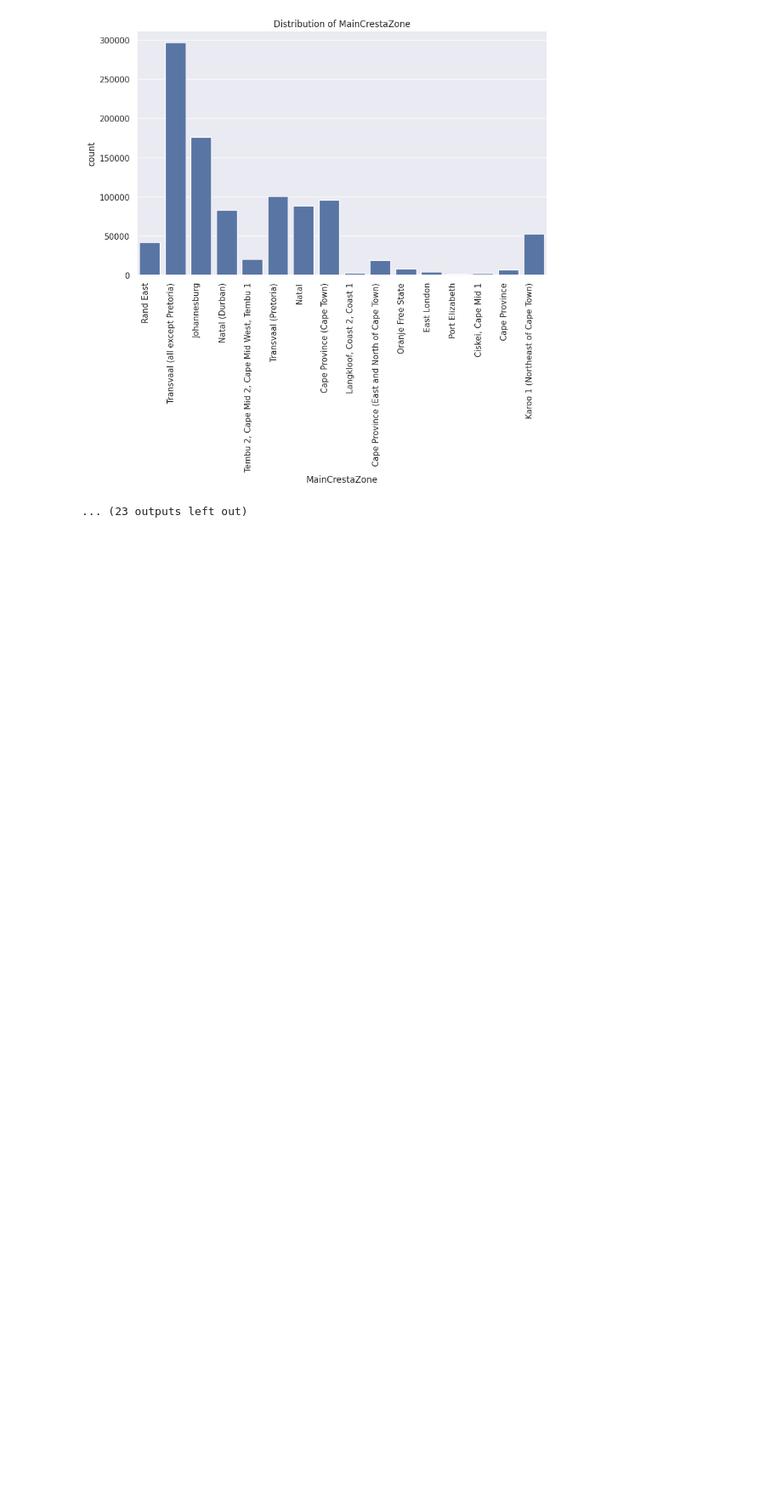
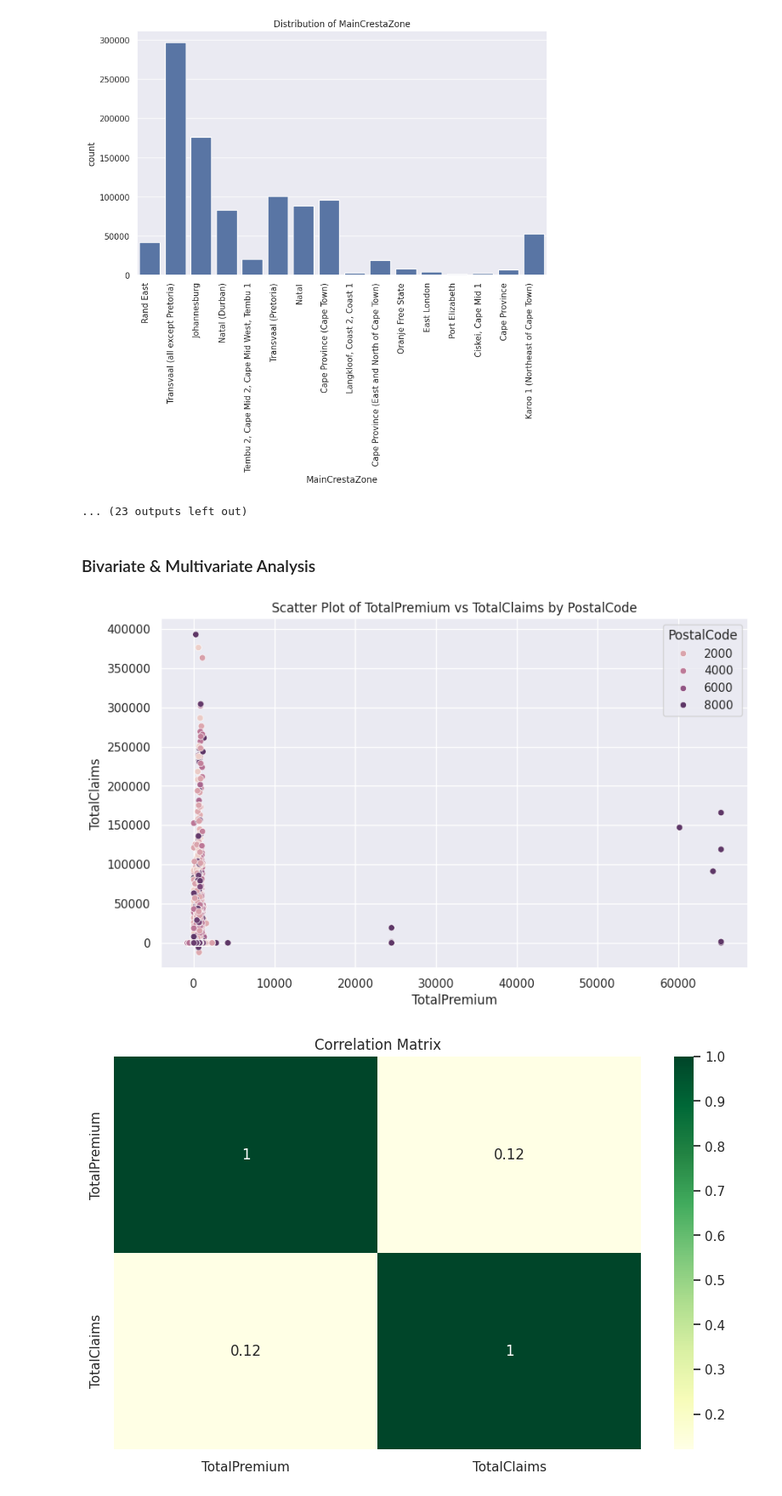
Before and after one commit to GetieBalew24/AlphaCare_Insurance_Solutions, a Jupyter notebook: notebooks/Descriptive_data_analysis.ipynb, the cells around one changed output. Shown at 85% size. Saved outputs shown, nothing was run; the diff lists cells and outputs as text; code cells hidden in the pictures; blank space fills up the shorter version.

Commit message:
Bivariate & Multivariate Analysis

```diff
--- a/notebooks/Descriptive_data_analysis.ipynb
+++ b/notebooks/Descriptive_data_analysis.ipynb
@@ -206,3 +206,10 @@ eda.plot_bar_charts(df,categorical_cols)
 [figure]
 [figure]
 ... (23 outputs left out)
+# %% [markdown]
+### Bivariate & Multivariate Analysis
+# %%
+eda.plot_bivariate_analysis(df, 'TotalPremium', 'TotalClaims', 'PostalCode')
+# %% [output]
+[figure, added]
+[figure, added]
```
Also changed, not shown: parts of 2 cells of this notebook, 1 other file.
